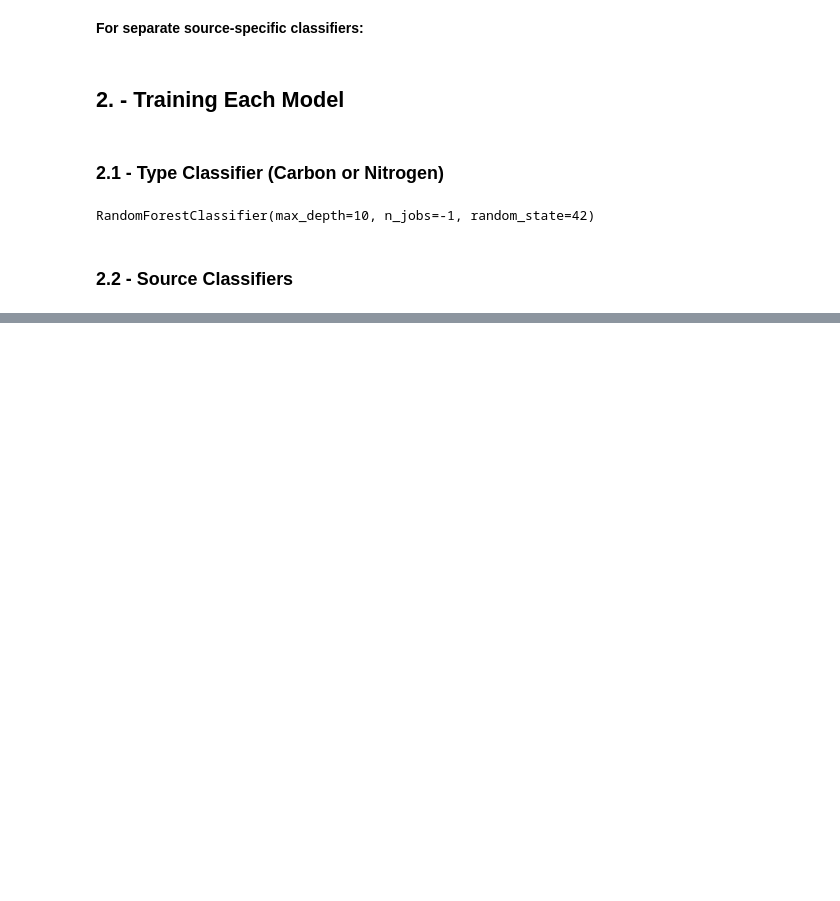
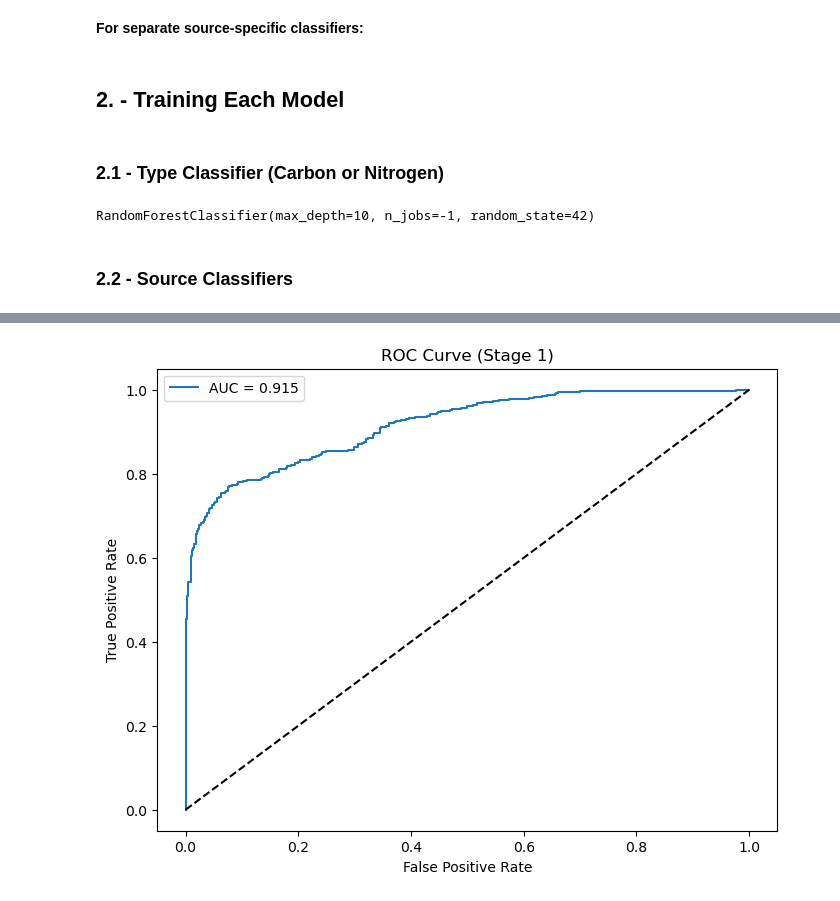
Before and after one commit to celasa/biomass_thesis, a Jupyter notebook: notebooks/05_hurdle.ipynb, the cells around one changed output, grey strips where cells are left out. Saved outputs shown, nothing was run; the diff lists cells and outputs as text; code cells hidden in the pictures; blank space fills up the shorter version.

```diff
--- a/notebooks/05_hurdle.ipynb
+++ b/notebooks/05_hurdle.ipynb
@@ -176,0 +608,24 @@ carbon_clf.fit(X_train[carbon_mask], Y_train_s)
+# %%
+proba = binary_clf.predict_proba(X_val)
+
+# get index of "carbon" class
+carbon_label = le_type.transform(["carbon"])[0]
+carbon_idx = list(binary_clf.classes_).index(carbon_label)
+
+y_score = proba[:, carbon_idx]
+y_true = (Y_val_type == carbon_label).astype(int)
+
+fpr, tpr, thresholds = roc_curve(y_true, y_score)
+roc_auc = auc(fpr, tpr)
+
+# plot
+plt.figure(figsize=(8,6))
+plt.plot(fpr, tpr, label=f"AUC = {roc_auc:.3f}")
+plt.plot([0,1], [0,1], 'k--')  # random baseline
+plt.xlabel("False Positive Rate")
+plt.ylabel("True Positive Rate")
+plt.title("ROC Curve (Stage 1)")
+plt.legend()
+plt.show()
+# %% [output]
+[figure, added]
```
Also changed, not shown: parts of 48 cells of this notebook, 1 other file.
